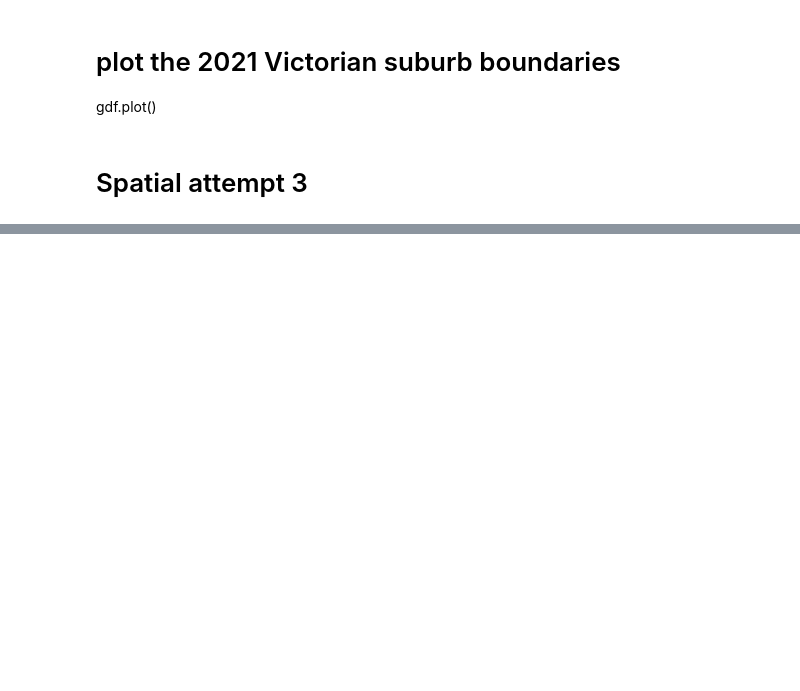
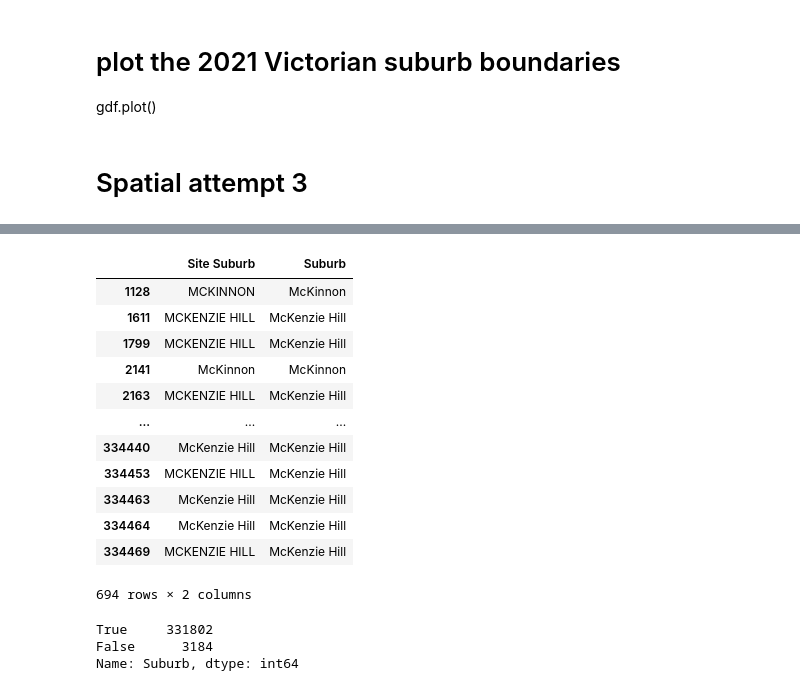
Before and after one commit to CaroPattle/bicycle_data_melbourne, a Jupyter notebook: planning_permits/planning_permit_analysis.ipynb, the cells around one changed output, grey strips where cells are left out. Drawn from its saved outputs; the diff is of its cells as text; code cells hidden in the pictures; blank space fills up the shorter version.

```diff
--- a/planning_permits/planning_permit_analysis.ipynb
+++ b/planning_permits/planning_permit_analysis.ipynb
@@ -320,5 +457,27 @@ df[['Site Suburb','Suburb']].sort_values('Suburb').head(20)
 # %%
 # Ensure that the title case for "Mc" type suburbs includes uppercase following this (ie. McCrae, not Mccrae)
-df.loc[df['Suburb'].str.startswith('Mc', na=False),'Suburb'] = df.loc[df['Suburb'].str.startswith('Mc', na=False),'Suburb'].apply(lambda x: f"{x[:2]}{x[2:].title()}")
+df.loc[df['Suburb'].str.startswith('Mc', na=False),
+       'Suburb'] = df.loc[df['Suburb'].str.startswith('Mc', na=False),'Suburb']\
+                        .apply(lambda x: f"{x[:2]}{x[2:].title()}")
 
 df.loc[df['Suburb'].str.startswith('Mc', na=False),['Site Suburb','Suburb']]
+# %% [output]
+|  | Site Suburb | Suburb |
+| 1128 | MCKINNON | McKinnon |
+| 1611 | MCKENZIE HILL | McKenzie Hill |
+| 1799 | MCKENZIE HILL | McKenzie Hill |
+| 2141 | McKinnon | McKinnon |
+| 2163 | MCKENZIE HILL | McKenzie Hill |
+| ... | ... | ... |
+| 334440 | McKenzie Hill | McKenzie Hill |
+| 334453 | MCKENZIE HILL | McKenzie Hill |
+| 334463 | McKenzie Hill | McKenzie Hill |
+| 334464 | McKenzie Hill | McKenzie Hill |
+| 334469 | MCKENZIE HILL | McKenzie Hill |
+694 rows × 2 columns
+# %%
+df['Suburb'].isin(gdf['Suburb']).value_counts()
+# %% [output]
+True     331802
+False      3184
+Name: Suburb, dtype: int64
```
Also changed, not shown: parts of 55 cells of this notebook.
